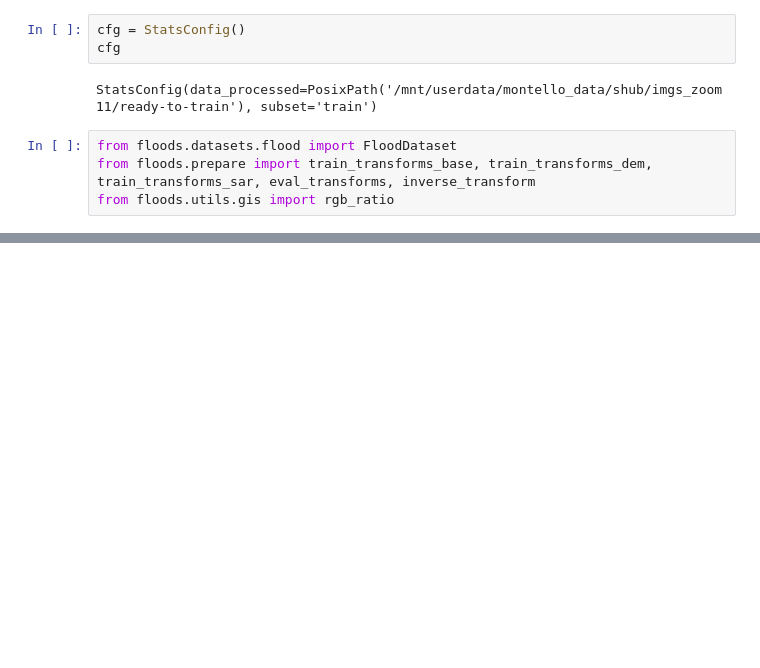
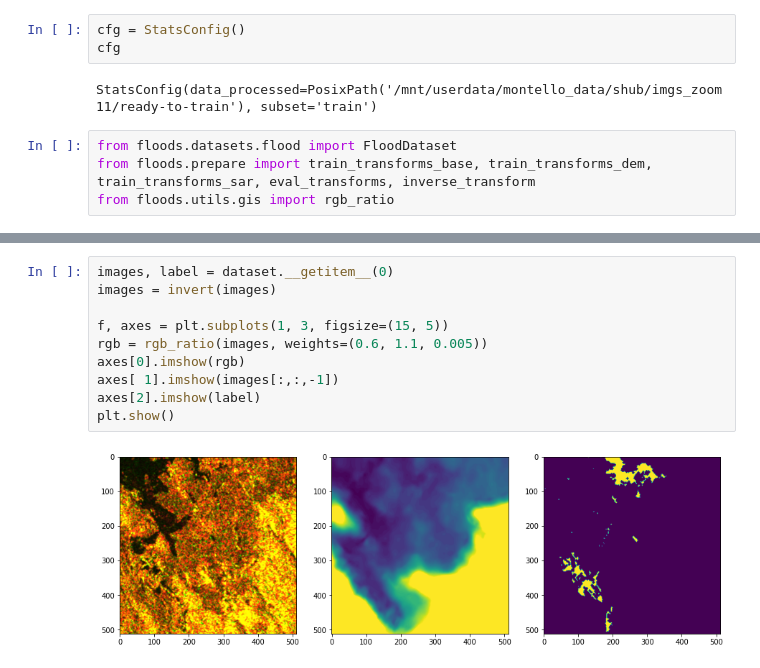
Before and after one commit to edornd/mmflood, a Jupyter notebook: notebooks/augmentations.ipynb, the cells around one changed output, grey strips where cells are left out. Saved outputs shown, nothing was run; the diff lists cells and outputs as text; blank space fills up the shorter version.

```diff
--- a/notebooks/augmentations.ipynb
+++ b/notebooks/augmentations.ipynb
@@ -82,0 +92,12 @@ KeyboardInterrupt:
+# %%
+images, label = dataset.__getitem__(0)
+images = invert(images)
+
+f, axes = plt.subplots(1, 3, figsize=(15, 5))
+rgb = rgb_ratio(images, weights=(0.6, 1.1, 0.005))
+axes[0].imshow(rgb)
+axes[ 1].imshow(images[:,:,-1])
+axes[2].imshow(label)
+plt.show()
+# %% [output]
+[figure, added]
```
Also changed, not shown: parts of 4 cells of this notebook, 2 other files.
